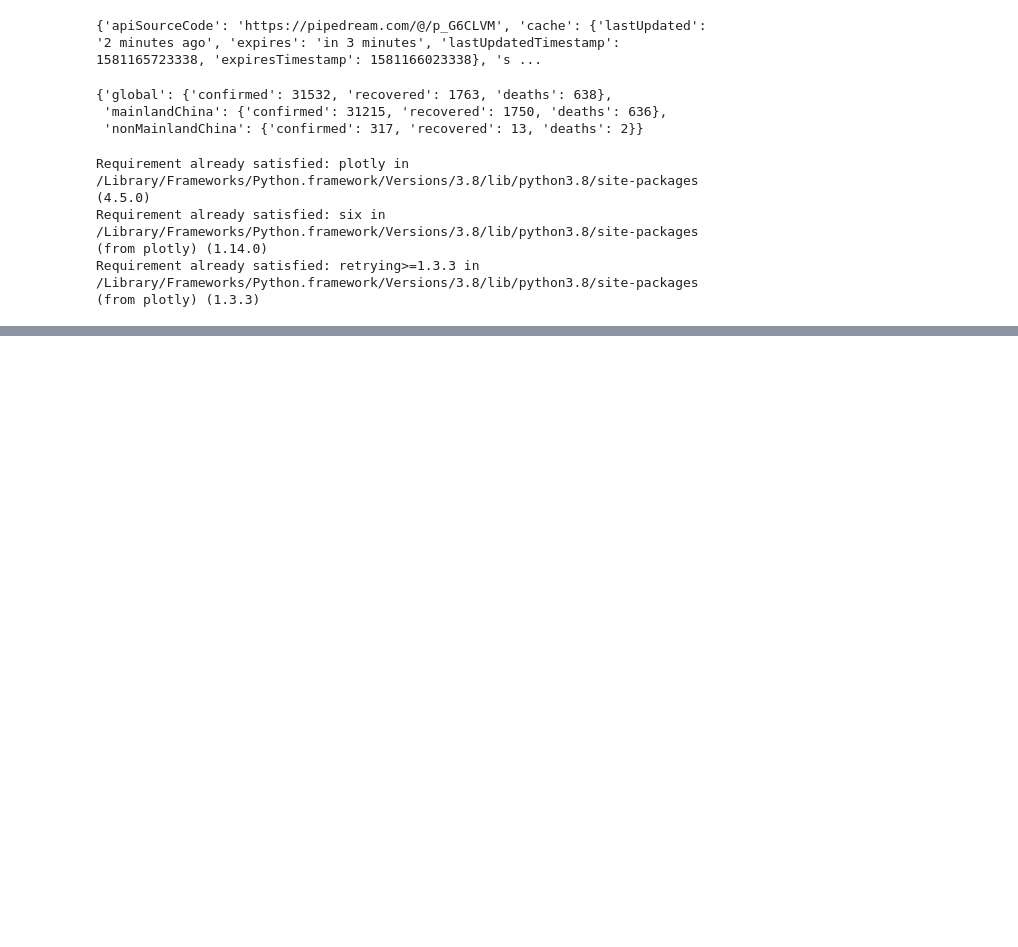
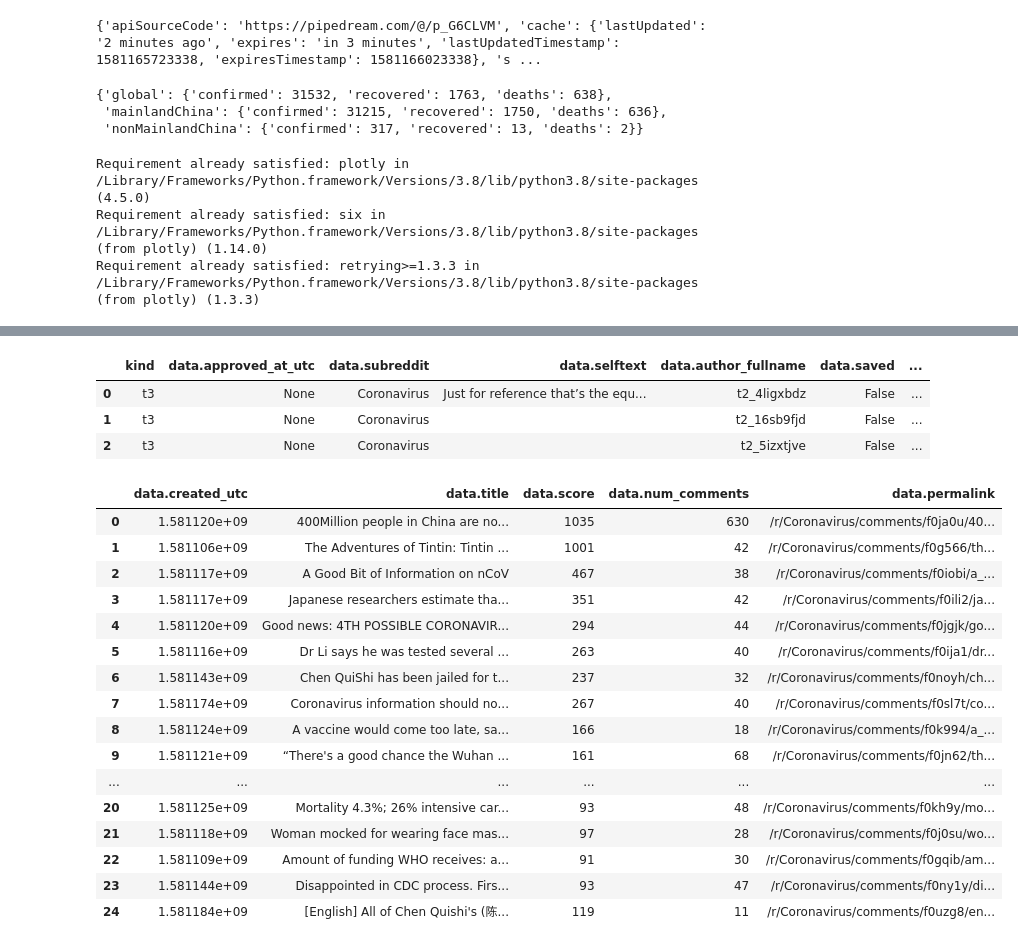
Before and after one commit to chrischia06/ichack20, a Jupyter notebook: Exploratory Notebook.ipynb, the cells around one changed output, grey strips where cells are left out. Saved outputs shown, nothing was run; the diff lists cells and outputs as text; code cells hidden in the pictures; blank space fills up the shorter version.

```diff
--- a/Exploratory Notebook.ipynb
+++ b/Exploratory Notebook.ipynb
@@ -56,0 +56,2 @@ fig.show()
+# %%
+r = requests.get("https://www.reddit.com/r/coronavirus/top.json?t=day")
@@ -56,0 +78,32 @@ fig.show()
+# %%
+import pandas
+df = pd.json_normalize(r.json()['data']['children'])
+# %%
+pd.options.display.max_columns=150
+# %%
+df.head(3)
+# %% [output]
+|  | kind | data.approved_at_utc | data.subreddit | data.selftext | data.author_fullname | data.saved | ... |
+| 0 | t3 | None | Coronavirus | Just for reference that’s the equ... | t2_4ligxbdz | False | ... |
+| 1 | t3 | None | Coronavirus |  | t2_16sb9fjd | False | ... |
+| 2 | t3 | None | Coronavirus |  | t2_5izxtjve | False | ... |
+# %%
+df[['data.created_utc','data.title','data.score','data.num_comments','data.permalink',]]
+# %% [output]
+|  | data.created_utc | data.title | data.score | data.num_comments | data.permalink |
+| 0 | 1.581120e+09 | 400Million people in China are no... | 1035 | 630 | /r/Coronavirus/comments/f0ja0u/40... |
+| 1 | 1.581106e+09 | The Adventures of Tintin: Tintin ... | 1001 | 42 | /r/Coronavirus/comments/f0g566/th... |
+| 2 | 1.581117e+09 | A Good Bit of Information on nCoV | 467 | 38 | /r/Coronavirus/comments/f0iobi/a_... |
+| 3 | 1.581117e+09 | Japanese researchers estimate tha... | 351 | 42 | /r/Coronavirus/comments/f0ili2/ja... |
+| 4 | 1.581120e+09 | Good news: 4TH POSSIBLE CORONAVIR... | 294 | 44 | /r/Coronavirus/comments/f0jgjk/go... |
+| 5 | 1.581116e+09 | Dr Li says he was tested several ... | 263 | 40 | /r/Coronavirus/comments/f0ija1/dr... |
+| 6 | 1.581143e+09 | Chen QuiShi has been jailed for t... | 237 | 32 | /r/Coronavirus/comments/f0noyh/ch... |
+| 7 | 1.581174e+09 | Coronavirus information should no... | 267 | 40 | /r/Coronavirus/comments/f0sl7t/co... |
+| 8 | 1.581124e+09 | A vaccine would come too late, sa... | 166 | 18 | /r/Coronavirus/comments/f0k994/a_... |
+| 9 | 1.581121e+09 | “There's a good chance the Wuhan ... | 161 | 68 | /r/Coronavirus/comments/f0jn62/th... |
+| ... | ... | ... | ... | ... | ... |
+| 20 | 1.581125e+09 | Mortality 4.3%; 26% intensive car... | 93 | 48 | /r/Coronavirus/comments/f0kh9y/mo... |
+| 21 | 1.581118e+09 | Woman mocked for wearing face mas... | 97 | 28 | /r/Coronavirus/comments/f0j0su/wo... |
+| 22 | 1.581109e+09 | Amount of funding WHO receives: a... | 91 | 30 | /r/Coronavirus/comments/f0gqib/am... |
+| 23 | 1.581144e+09 | Disappointed in CDC process. Firs... | 93 | 47 | /r/Coronavirus/comments/f0ny1y/di... |
+| 24 | 1.581184e+09 | [English] All of Chen Quishi's (陈... | 119 | 11 | /r/Coronavirus/comments/f0uzg8/en... |
```
Also changed, not shown: parts of 3 cells of this notebook, 8 other files.
